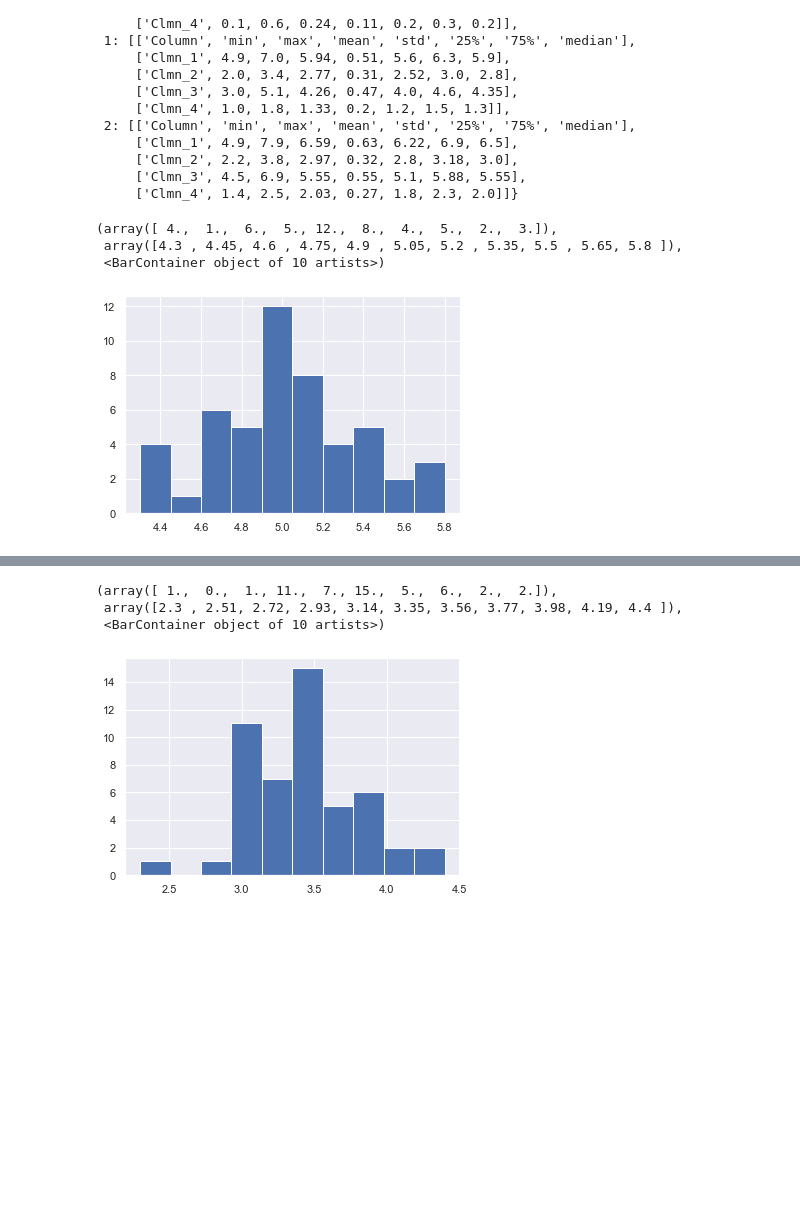
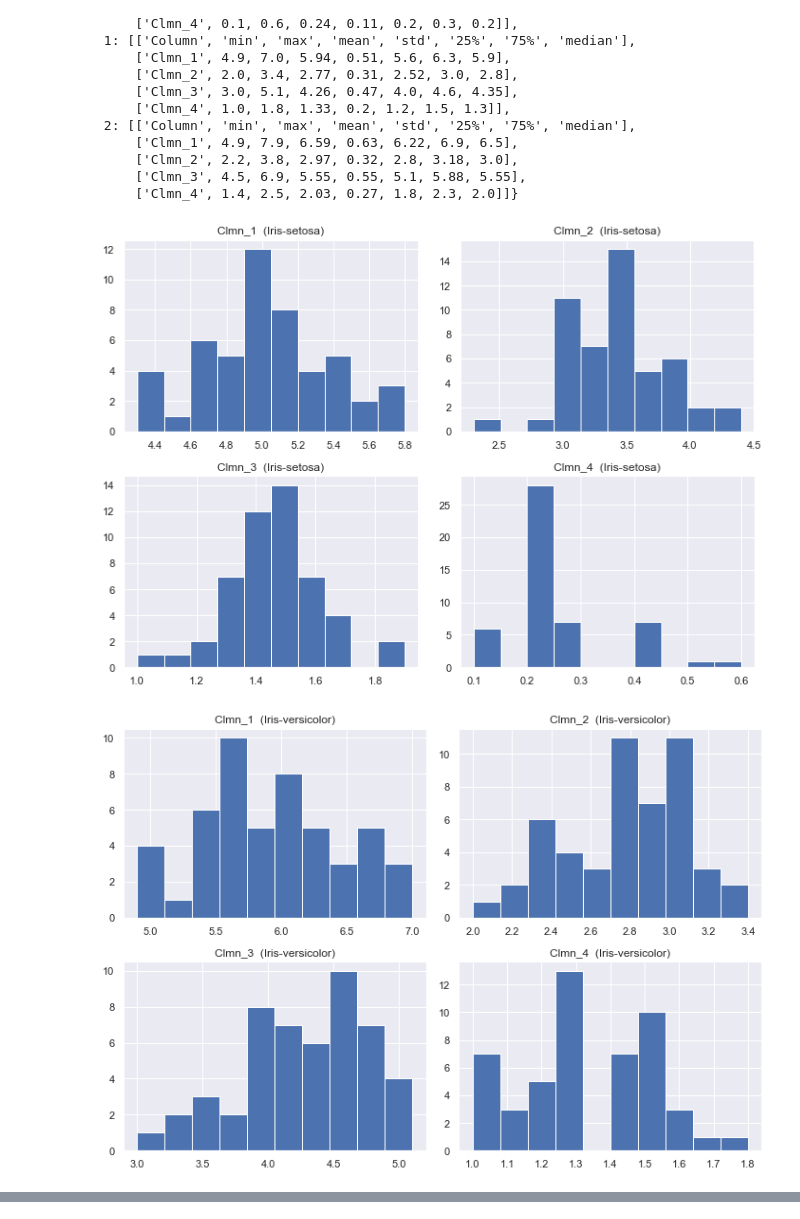
Before and after one commit to anvaan64/innopolis_2, a Jupyter notebook: DZ_IRIS.ipynb, the cells around one changed output, grey strips where cells are left out. Cells and saved outputs as stored; diff of their text form; code cells hidden in the pictures; blank space fills up the shorter version.

```diff
--- a/DZ_IRIS.ipynb
+++ b/DZ_IRIS.ipynb
@@ -44,5 +44,17 @@ Stat_dict
 import matplotlib.pyplot as plt
 import seaborn; seaborn.set()
 
-plt.hist(nf['Clmn_1'])
+fig= plt.figure()
+fig.set_figheight(7)
+fig.set_figwidth(10)
+
+total_axes = len(Column)-1
+subplt = 1
+for c in Column[1:]:
+    ax = fig.add_subplot(total_axes//2,2, subplt).set(title= c )
+    plt.hist(nf[c])
+    subplt +=1
+
+plt.tight_layout()
+plt.show()
 # %% [output]
@@ -141,12 +129,24 @@ pprint.pprint(Stat_uniq_dict)
 # %%
 # далее гистограммы для данных по стобцам с разбивкой по категориям
 %matplotlib inline
 import matplotlib.pyplot as plt
 import seaborn; seaborn.set()
 
-plt.hist(nf['Clmn_1'][nf['Ctgr'] =='Iris-setosa'])
+for uni in Cat_uniq:
+
+    fig= plt.figure()
+    fig.set_figheight(7)
+    fig.set_figwidth(10)
+
+    total_axes = len(Column)-1
+    subplt = 1
+    for c in Column[1:]:
+        ax = fig.add_subplot(total_axes//2,2, subplt).set(title= c +'  ('+ uni+')')
+        plt.hist(nf[c][nf['Ctgr'] == uni])
+        subplt +=1
+
+    plt.tight_layout()
+    plt.show()
 # %% [output]
-(array([ 4.,  1.,  6.,  5., 12.,  8.,  4.,  5.,  2.,  3.]),
- array([4.3 , 4.45, 4.6 , 4.75, 4.9 , 5.05, 5.2 , 5.35, 5.5 , 5.65, 5.8 ]),
- <BarContainer object of 10 artists>)
-[figure, old version]
+[figure, new version]
+[figure, added]
@@ -153,7 +153,0 @@ plt.hist(nf['Clmn_1'][nf['Ctgr'] =='Iris-setosa'])
-# %%
-plt.hist(nf['Clmn_2'][nf['Ctgr'] =='Iris-setosa'])
-# %% [output]
-(array([ 1.,  0.,  1., 11.,  7., 15.,  5.,  6.,  2.,  2.]),
- array([2.3 , 2.51, 2.72, 2.93, 3.14, 3.35, 3.56, 3.77, 3.98, 4.19, 4.4 ]),
- <BarContainer object of 10 artists>)
-[figure, removed]
```
Also changed, not shown: parts of 14 cells of this notebook.
